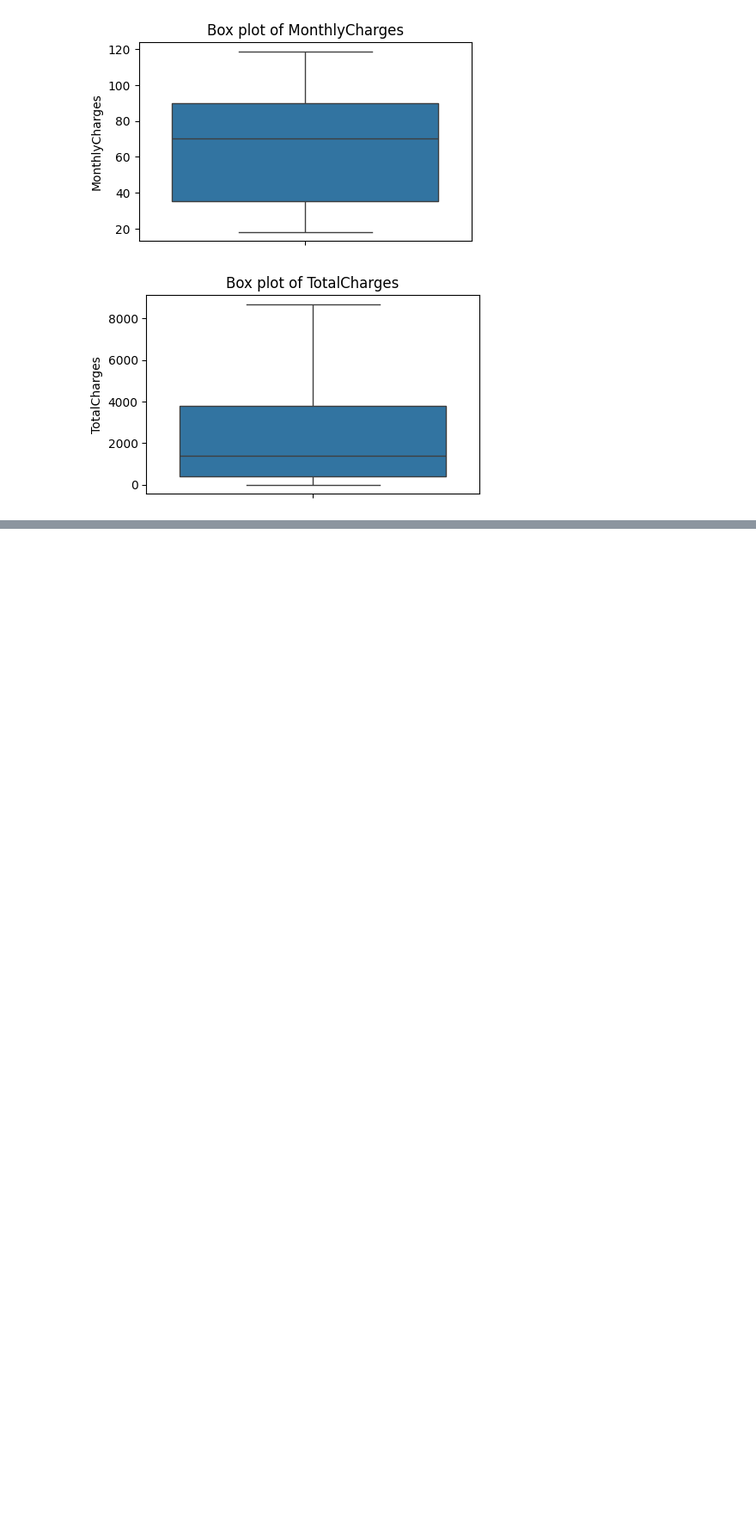
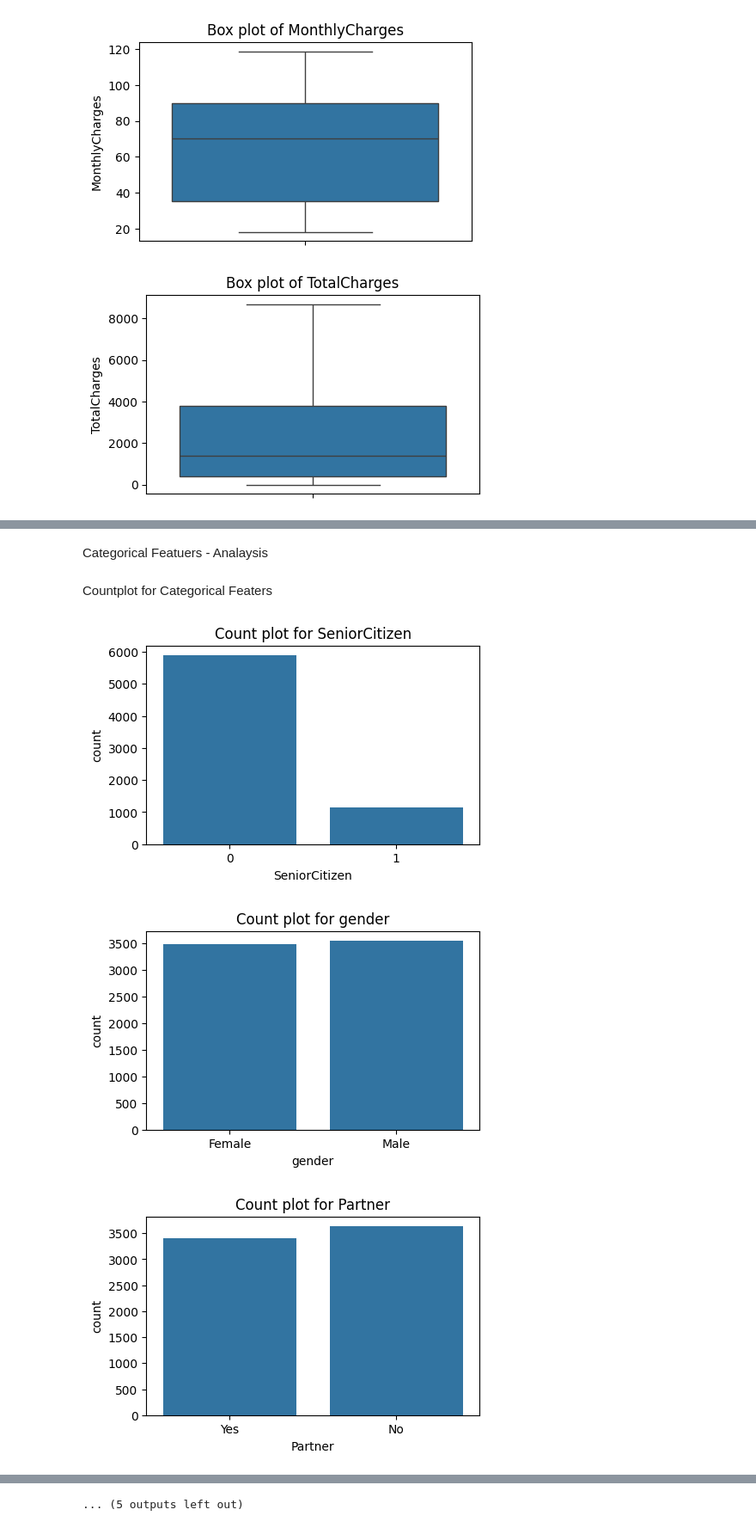
Before and after one commit to HMBinara/ML_Project, a Jupyter notebook: Customer_Churn_Prediction.ipynb, the cells around one changed output, grey strips where cells are left out. Shown at 86% size. Saved outputs shown, nothing was run; the diff lists cells and outputs as text; code cells hidden in the pictures; blank space fills up the shorter version.

```diff
--- a/Customer_Churn_Prediction.ipynb
+++ b/Customer_Churn_Prediction.ipynb
@@ -257,0 +269,18 @@ boxplot(df,'TotalCharges')
+# %% [markdown]
+Categorical Featuers - Analaysis
+# %% [markdown]
+Countplot for Categorical Featers
+# %%
+object_columns = df.select_dtypes(include='object').columns.to_list()
+object_columns = ['SeniorCitizen'] + object_columns
+object_columns
+
+for col in object_columns:
+  plt.figure(figsize=(5,3))
+  sns.countplot(x=col,data=df)
+  plt.title(f"Count plot for {col}")
+  plt.show()
+# %% [output]
+[figure, added]
+[figure, added]
+[figure, added]
@@ -257,0 +296 @@ boxplot(df,'TotalCharges')
+... (5 outputs left out)
```
Also changed, not shown: parts of 37 cells of this notebook.
